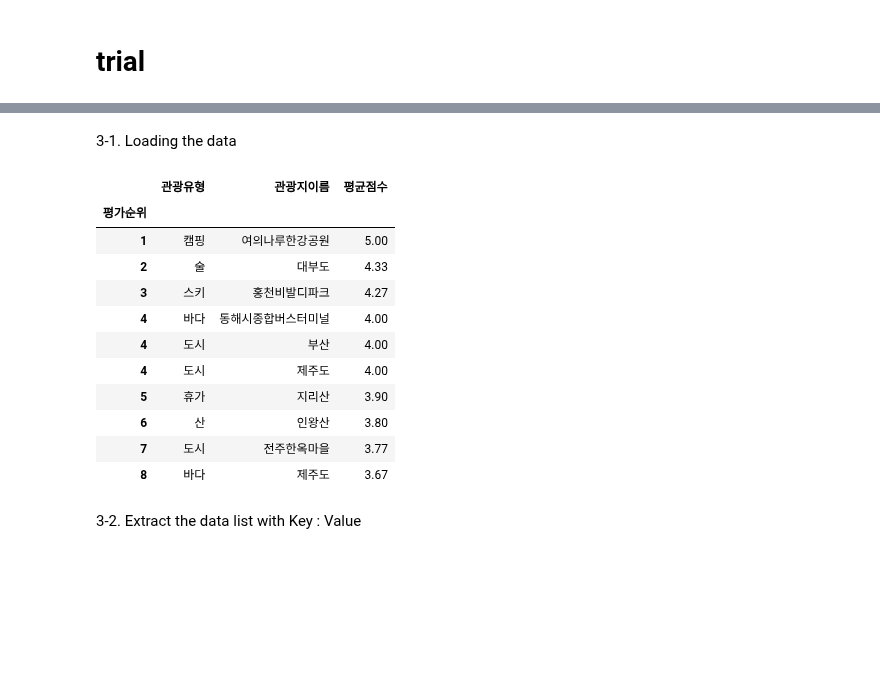
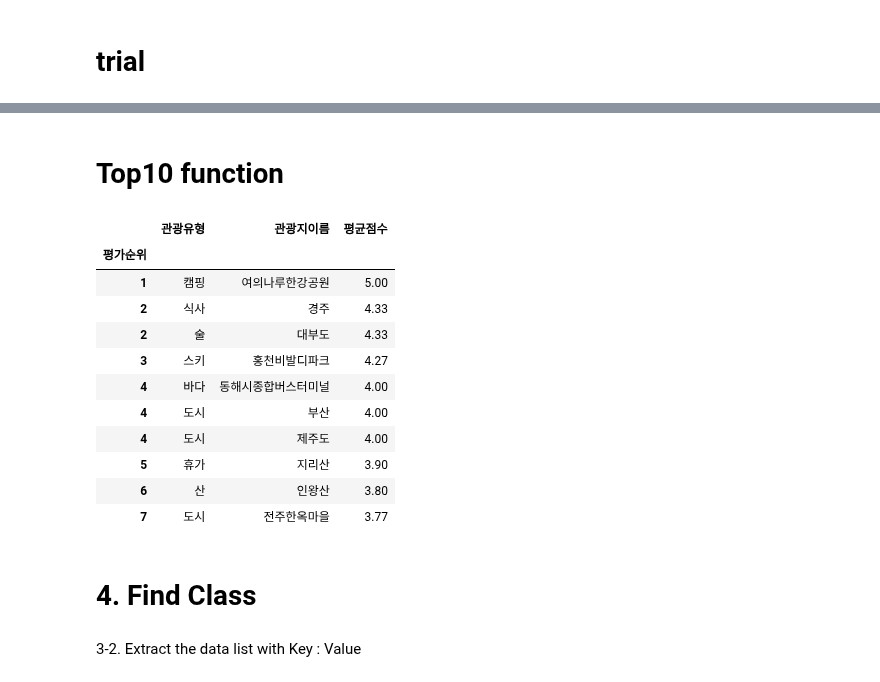
Before and after one commit to kikiru328/CAKD3-Github, a Jupyter notebook: 20210630/Dum's Program.ipynb, the cells around one changed output, grey strips where cells are left out. Saved outputs shown, nothing was run; the diff lists cells and outputs as text; code cells hidden in the pictures; blank space fills up the shorter version.

```diff
--- a/20210630/Dum's Program.ipynb
+++ b/20210630/Dum's Program.ipynb
@@ -476,2 +479,0 @@ t.start_program()
-# %% [markdown]
-3-1. Loading the data
@@ -509,16 +480,48 @@ class Load_top_10_data:
-# %%
-Load = Load_top_10_data()
-Load.load_top_data()
-# %% [output]
-|  | 관광유형 | 관광지이름 | 평균점수 |
-| 평가순위 |  |  |  |
-| 1 | 캠핑 | 여의나루한강공원 | 5.00 |
-| 2 | 술 | 대부도 | 4.33 |
-| 3 | 스키 | 홍천비발디파크 | 4.27 |
-| 4 | 바다 | 동해시종합버스터미널 | 4.00 |
-| 4 | 도시 | 부산 | 4.00 |
-| 4 | 도시 | 제주도 | 4.00 |
-| 5 | 휴가 | 지리산 | 3.90 |
-| 6 | 산 | 인왕산 | 3.80 |
-| 7 | 도시 | 전주한옥마을 | 3.77 |
-| 8 | 바다 | 제주도 | 3.67 |
+# %%
+class Loading:
+    def load_data(self):
+        with open('data_repository.txt') as f:
+            data = f.readlines()
+            data = [literal_eval(x.strip()) for x in data]
+            data = pd.DataFrame(data)
+            data['평가점수총합'] = data['지출비용평가점수'] + data['이동비율평가점수'] + data['만족도평가점수']
+            data['평균점수'] = data['평가점수총합'] / 3
+            data = data.round({'평균점수':2})
+            data['평가순위'] = data['평균점수'].rank(ascending=False,method='dense')
+            data['평가순위'] = data['평가순위'].astype(int)
+            data = data.sort_values(by='평가순위')
+            data = data.set_index('평가순위',drop=True,append=False)
+            data = data.to_csv("data")
+            data = pd.read_csv("data")
+            data.reset_index(drop=True)
+            return
+
+    def top10(self):
+        data = pd.read_csv("data")
+        data.reset_index(drop=True)
+        top_10 = data[['평가순위','관광유형','관광지이름','평균점수']]
+        top_10.to_csv("top10")
+        top_list = pd.read_csv("top10",index_col=0)
+        top_list = top_list.set_index('평가순위')
+        top_list.to_csv("top10")
+        top = pd.read_csv('top10',index_col=0)
+        return top.head(10)
+# %% [markdown]
+# Top10 function
+# %%
+L = Loading()
+L.load_data()
+L.top10()
+# %% [output]
+|  | 관광유형 | 관광지이름 | 평균점수 |
+| 평가순위 |  |  |  |
+| 1 | 캠핑 | 여의나루한강공원 | 5.00 |
+| 2 | 식사 | 경주 | 4.33 |
+| 2 | 술 | 대부도 | 4.33 |
+| 3 | 스키 | 홍천비발디파크 | 4.27 |
+| 4 | 바다 | 동해시종합버스터미널 | 4.00 |
+| 4 | 도시 | 부산 | 4.00 |
+| 4 | 도시 | 제주도 | 4.00 |
+| 5 | 휴가 | 지리산 | 3.90 |
+| 6 | 산 | 인왕산 | 3.80 |
+| 7 | 도시 | 전주한옥마을 | 3.77 |
@@ -525,3 +533,5 @@ Load.load_top_data()
+# %% [markdown]
+# 4. Find Class
 # %% [markdown]
 3-2. Extract the data list with Key : Value
 # %% [markdown]
```
Also changed, not shown: parts of 17 cells of this notebook, 5 other files.
